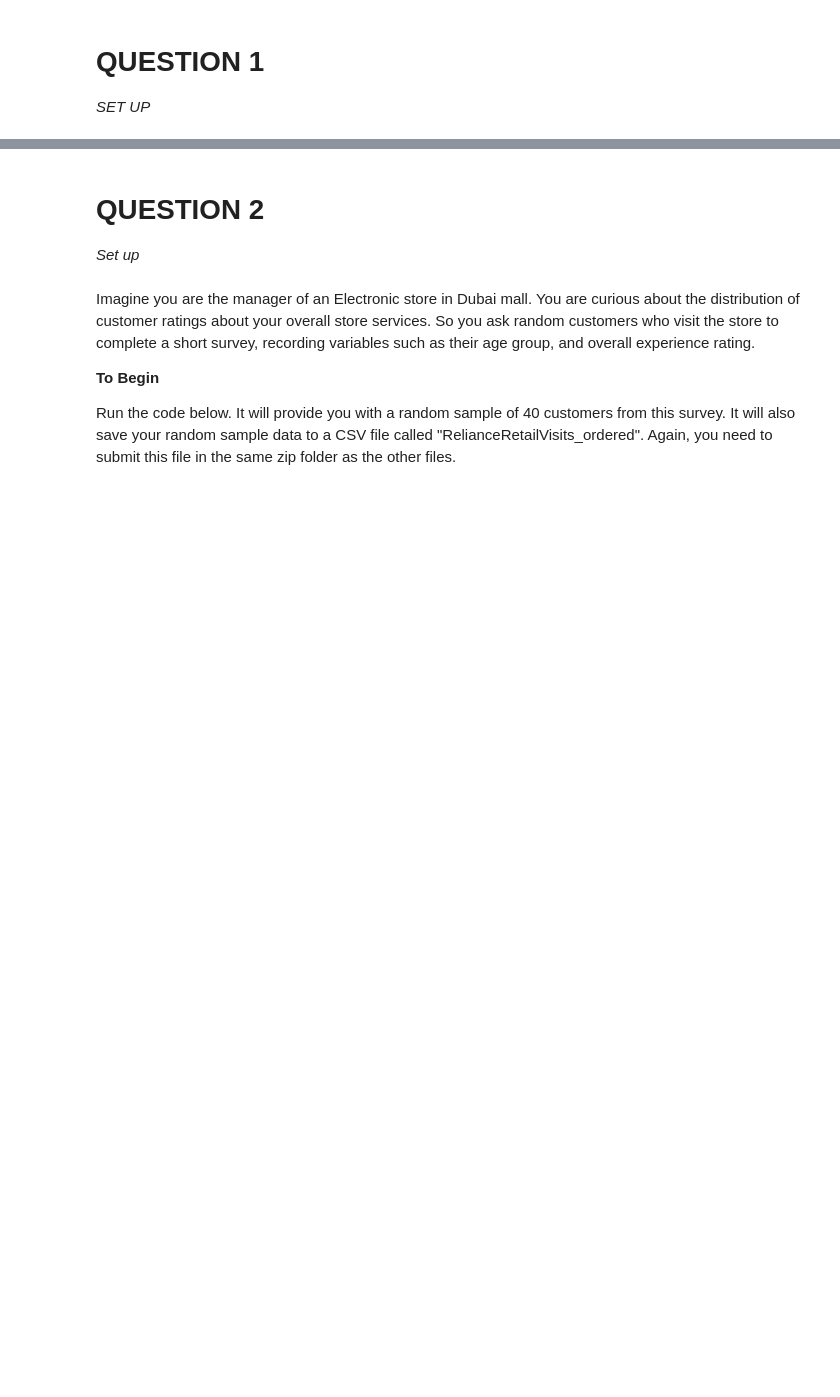
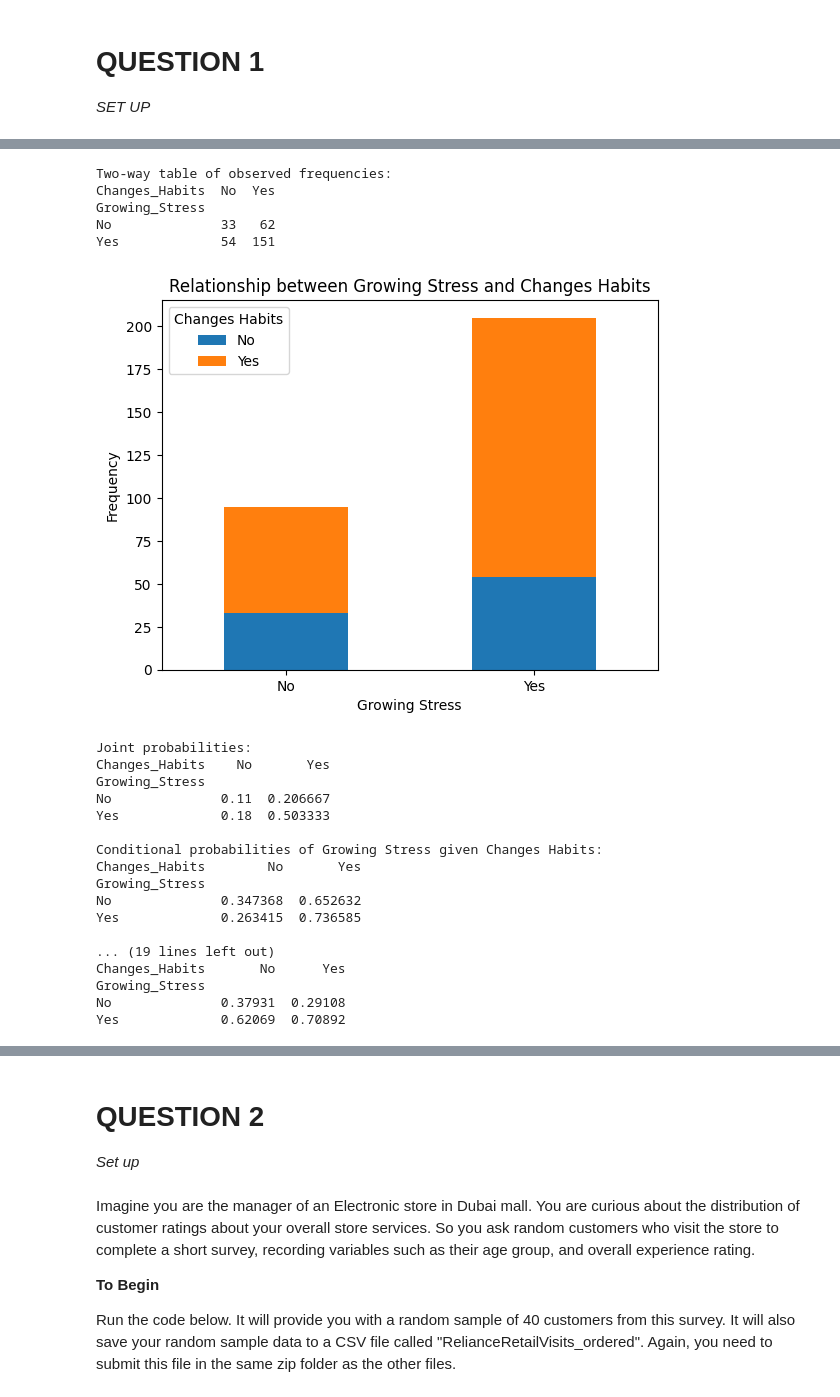
Before and after one commit to robertnesterodhiambo/robertnesterodhiambo-Data-analysis, a Jupyter notebook: python notebooks/MARIAM.ipynb, the cells around one changed output, grey strips where cells are left out. Saved outputs shown, nothing was run; the diff lists cells and outputs as text; code cells hidden in the pictures; blank space fills up the shorter version.

```diff
--- a/python notebooks/MARIAM.ipynb
+++ b/python notebooks/MARIAM.ipynb
@@ -221,0 +146,79 @@ Imagine ZU wanted to use the insights from this research to improve its mental h
+# %%
+# Calculate observed frequencies
+observed_frequencies = df.groupby(['Growing_Stress', 'Changes_Habits']).size().unstack(fill_value=0)
+
+# Create a two-way table
+print("Two-way table of observed frequencies:")
+print(observed_frequencies)
+
+# Create a stacked bar graph
+observed_frequencies.plot(kind='bar', stacked=True)
+plt.title('Relationship between Growing Stress and Changes Habits')
+plt.xlabel('Growing Stress')
+plt.ylabel('Frequency')
+plt.xticks(rotation=0)
+plt.legend(title='Changes Habits')
+plt.show()
+
+# Calculate probabilities
+total_observed = observed_frequencies.values.sum()
+joint_probabilities = observed_frequencies / total_observed
+conditional_prob_growing_stress = observed_frequencies.div(observed_frequencies.sum(axis=1), axis=0)
+conditional_prob_changes_habits = observed_frequencies.div(observed_frequencies.sum(axis=0), axis=1)
+
+# Print probabilities
+print("\nJoint probabilities:")
+print(joint_probabilities)
+
+print("\nConditional probabilities of Growing Stress given Changes Habits:")
+print(conditional_prob_growing_stress)
+
+print("\nConditional probabilities of Changes Habits given Growing Stress:")
+print(conditional_prob_changes_habits)
+
+
+# Calculate total observed frequencies
+total_observed = observed_frequencies.values.sum()
+
+# Calculate joint probabilities
+joint_probabilities = observed_frequencies / total_observed
+
+# Calculate conditional probabilities of Growing Stress given Changes Habits
+conditional_prob_growing_stress = observed_frequencies.div(observed_frequencies.sum(axis=1), axis=0)
+
+# Calculate conditional probabilities of Changes Habits given Growing Stress
+conditional_prob_changes_habits = observed_frequencies.div(observed_frequencies.sum(axis=0), axis=1)
+
+# Print probabilities
+print("\nJoint probabilities:")
+print(joint_probabilities)
+
+print("\nConditional probabilities of Growing Stress given Changes Habits:")
+print(conditional_prob_growing_stress)
+
+print("\nConditional probabilities of Changes Habits given Growing Stress:")
+print(conditional_prob_changes_habits)
+# %% [output]
+Two-way table of observed frequencies:
+Changes_Habits  No  Yes
+Growing_Stress
+No              33   62
+Yes             54  151
+[figure, added]
+Joint probabilities:
+Changes_Habits    No       Yes
+Growing_Stress
+No              0.11  0.206667
+Yes             0.18  0.503333
+
+Conditional probabilities of Growing Stress given Changes Habits:
+Changes_Habits        No       Yes
+Growing_Stress
+No              0.347368  0.652632
+Yes             0.263415  0.736585
+
+... (19 lines left out)
+Changes_Habits       No      Yes
+Growing_Stress
+No              0.37931  0.29108
+Yes             0.62069  0.70892
```
Also changed, not shown: parts of 34 cells of this notebook, 7 other files.
